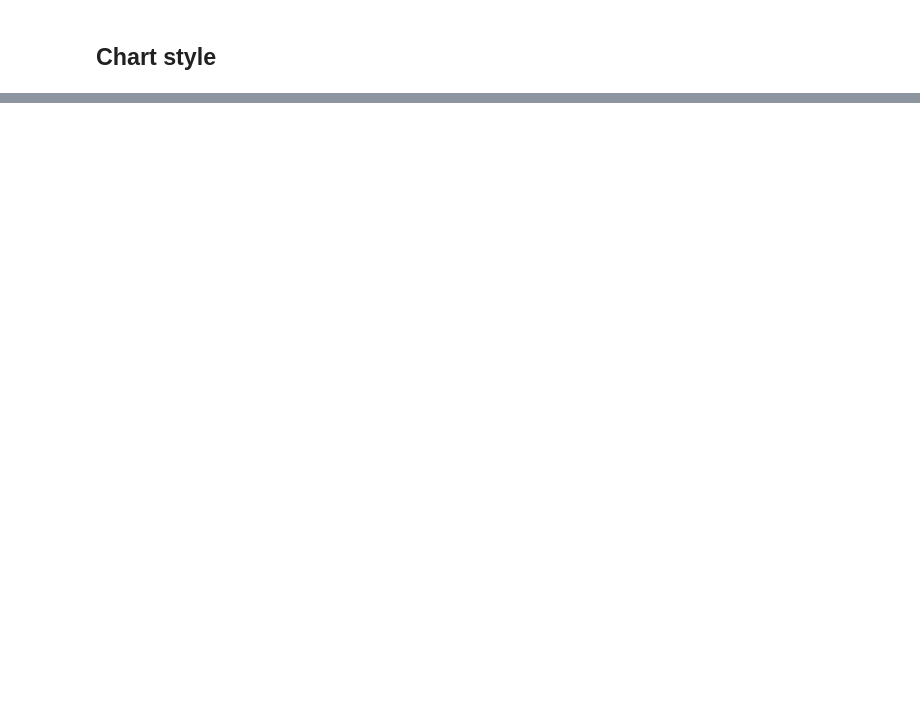
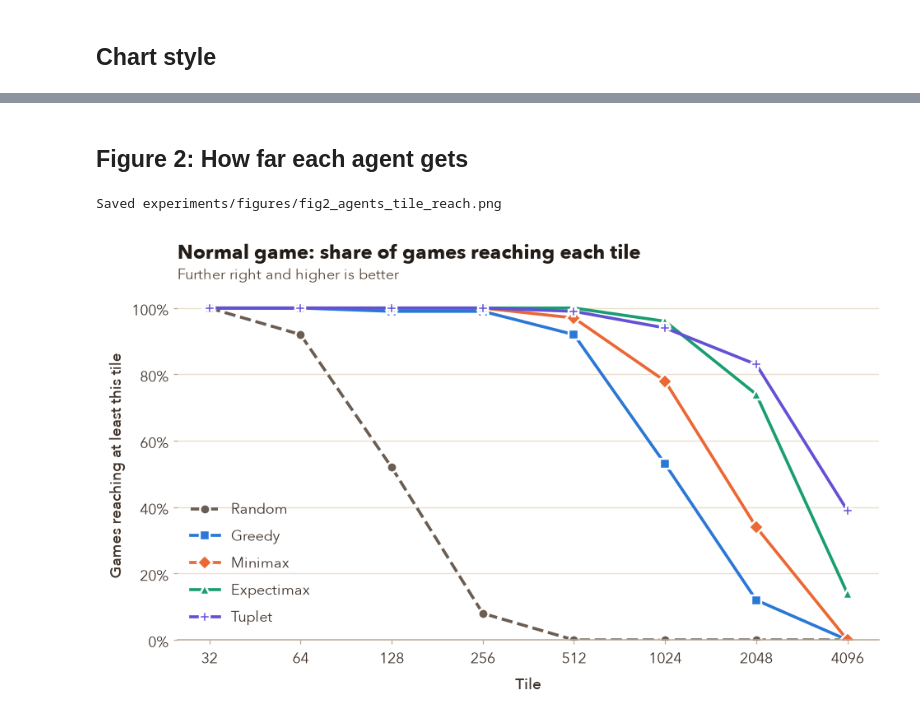
Before and after one commit to hardoc15/2048Bot, a Jupyter notebook: experiments/results.ipynb, the cells around one changed output, grey strips where cells are left out. Cells and saved outputs as stored; diff of their text form; code cells hidden in the pictures; blank space fills up the shorter version.

```diff
--- a/experiments/results.ipynb
+++ b/experiments/results.ipynb
@@ -599,0 +168,24 @@ Saved experiments/figures/fig11_td_vs_villain_curve.png
+# %% [markdown]
+## Figure 2: How far each agent gets
+# %%
+tiles = [2 ** k for k in range(5, 13)]  # 32 ... 4096
+x = np.arange(len(tiles))
+fig, ax = plt.subplots(figsize=(10, 5))
+for a in present:
+    sub = normal[normal.agent == a]
+    pct = [(sub.max_tile >= t).mean() * 100 for t in tiles]
+    ax.plot(x, pct, color=AGENT_COLOR[a], marker=AGENT_MARKER[a], markersize=8, markeredgecolor=SURFACE,
+            markeredgewidth=1.6, label=AGENT_LABEL[a], linestyle="--" if a == "random" else "-")
+ax.set_xticks(x, [str(t) for t in tiles])
+ax.set_ylim(0, 105)
+ax.yaxis.set_major_formatter(percent)
+ax.set_xlabel("Tile")
+ax.set_ylabel("Games reaching at least this tile")
+ax.set_title("Normal game: share of games reaching each tile")
+subtitle(ax, "Further right and higher is better")
+ax.legend(loc="lower left", ncols=1)
+save(fig, "fig2_agents_tile_reach.png")
+plt.show()
+# %% [output]
+Saved experiments/figures/fig2_agents_tile_reach.png
+[figure, added]
```
Also changed, not shown: parts of 58 cells of this notebook, 33 other files.
